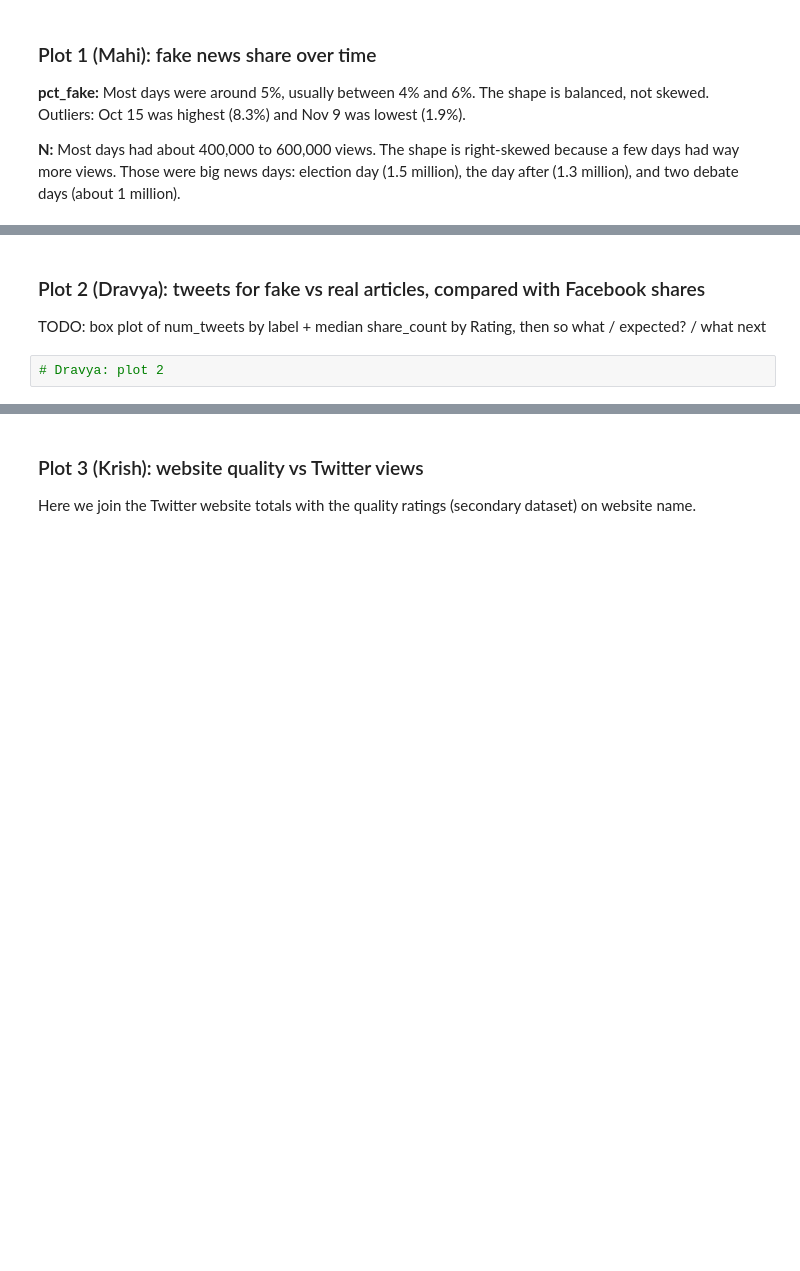
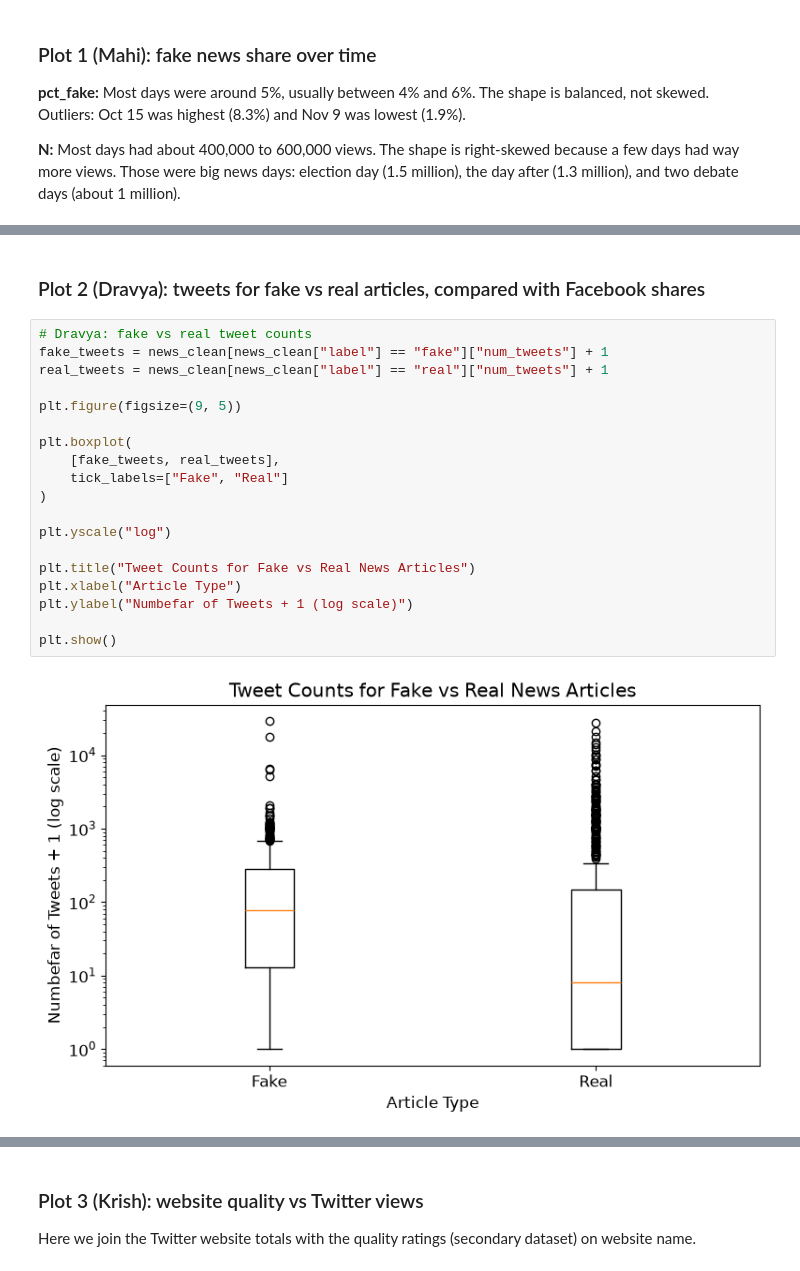
Before and after one commit to kp5036/CS418_Social_Media, a Jupyter notebook: eda.ipynb, the cells around one changed output, grey strips where cells are left out. Cells and saved outputs as stored; diff of their text form; blank space fills up the shorter version.

```diff
--- a/eda.ipynb
+++ b/eda.ipynb
@@ -161,5 +336,23 @@ plt.show()
 # %% [markdown]
 ### Plot 2 (Dravya): tweets for fake vs real articles, compared with Facebook shares
-TODO: box plot of num_tweets by label + median share_count by Rating, then so what / expected? / what next
 # %%
-# Dravya: plot 2
+# Dravya: fake vs real tweet counts
+fake_tweets = news_clean[news_clean["label"] == "fake"]["num_tweets"] + 1
+real_tweets = news_clean[news_clean["label"] == "real"]["num_tweets"] + 1
+
+plt.figure(figsize=(9, 5))
+
+plt.boxplot(
+    [fake_tweets, real_tweets],
+    tick_labels=["Fake", "Real"]
+)
+
+plt.yscale("log")
+
+plt.title("Tweet Counts for Fake vs Real News Articles")
+plt.xlabel("Article Type")
+plt.ylabel("Numbefar of Tweets + 1 (log scale)")
+
+plt.show()
+# %% [output]
+[figure, added]
```
Also changed, not shown: parts of 29 cells of this notebook.
